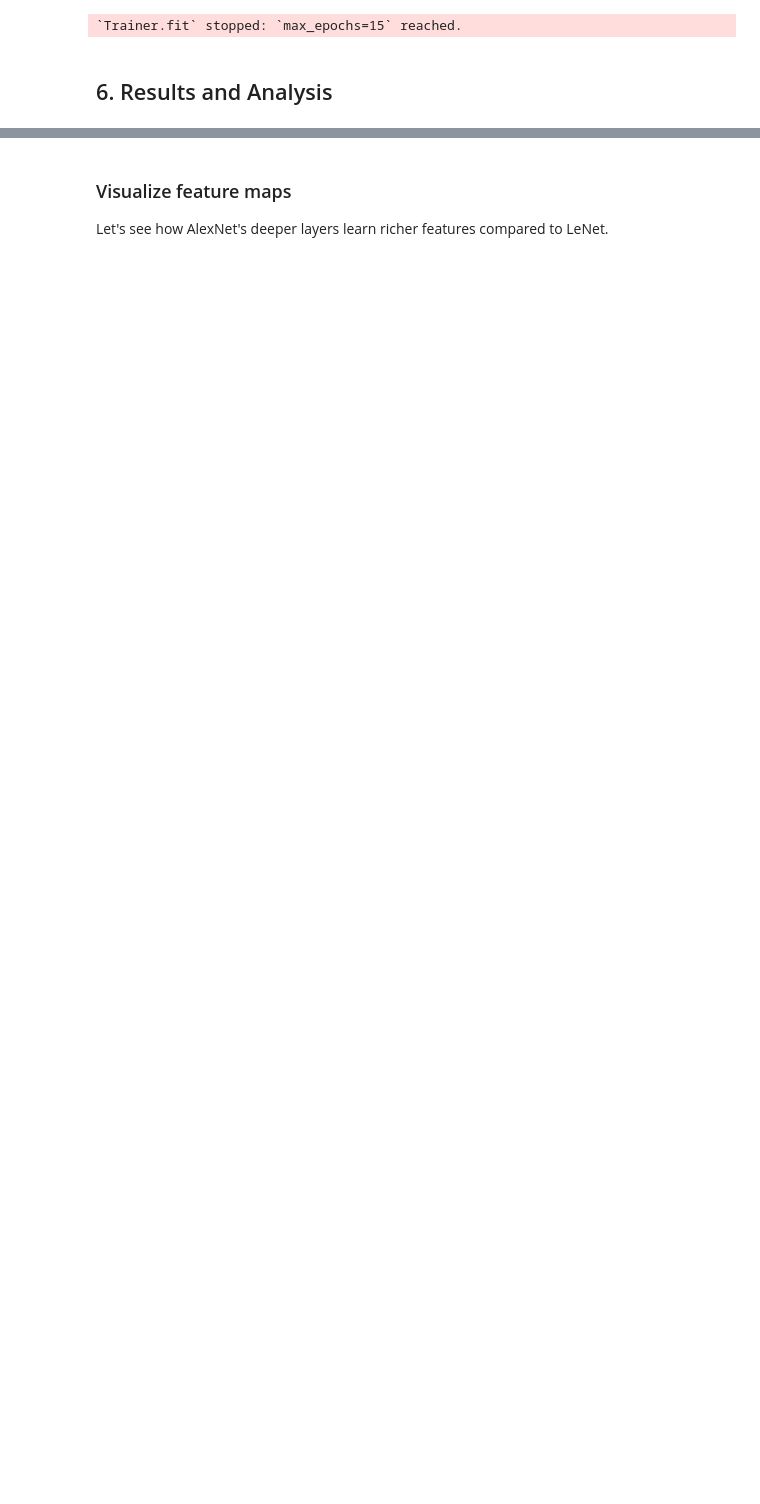
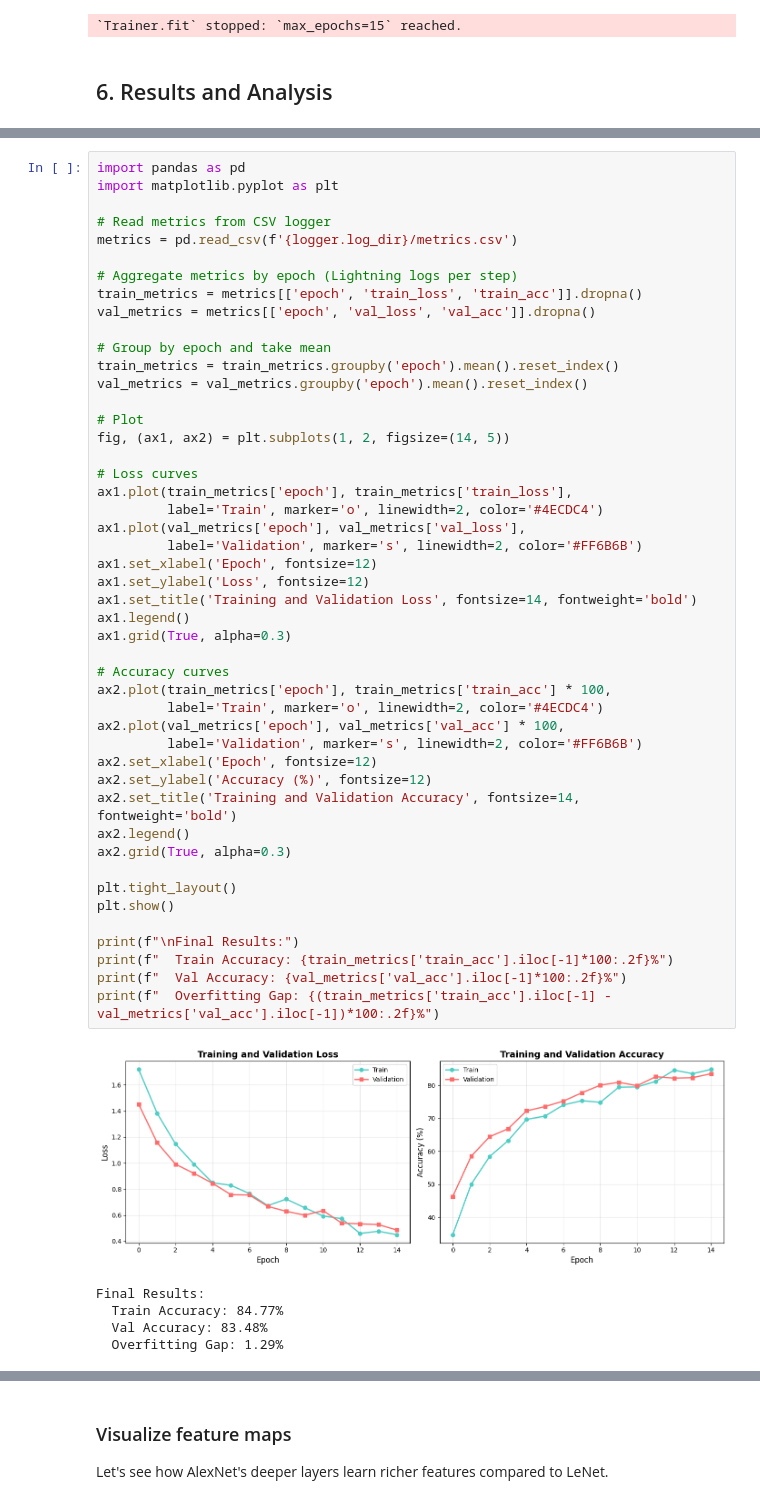
Before and after one commit to tsilva/aiml-notebooks, a Jupyter notebook: notebooks/alexnet-breakthrough-new.ipynb, the cells around one changed output, grey strips where cells are left out. Cells and saved outputs as stored; diff of their text form; blank space fills up the shorter version.

```diff
--- a/notebooks/alexnet-breakthrough-new.ipynb
+++ b/notebooks/alexnet-breakthrough-new.ipynb
@@ -415,0 +402,53 @@ Let's run a final evaluation to get detailed metrics.
+# %%
+import pandas as pd
+import matplotlib.pyplot as plt
+
+# Read metrics from CSV logger
+metrics = pd.read_csv(f'{logger.log_dir}/metrics.csv')
+
+# Aggregate metrics by epoch (Lightning logs per step)
+train_metrics = metrics[['epoch', 'train_loss', 'train_acc']].dropna()
+val_metrics = metrics[['epoch', 'val_loss', 'val_acc']].dropna()
+
+# Group by epoch and take mean
+train_metrics = train_metrics.groupby('epoch').mean().reset_index()
+val_metrics = val_metrics.groupby('epoch').mean().reset_index()
+
+# Plot
+fig, (ax1, ax2) = plt.subplots(1, 2, figsize=(14, 5))
+
+# Loss curves
+ax1.plot(train_metrics['epoch'], train_metrics['train_loss'],
+         label='Train', marker='o', linewidth=2, color='#4ECDC4')
+ax1.plot(val_metrics['epoch'], val_metrics['val_loss'],
+         label='Validation', marker='s', linewidth=2, color='#FF6B6B')
+ax1.set_xlabel('Epoch', fontsize=12)
+ax1.set_ylabel('Loss', fontsize=12)
+ax1.set_title('Training and Validation Loss', fontsize=14, fontweight='bold')
+ax1.legend()
+ax1.grid(True, alpha=0.3)
+
+# Accuracy curves
+ax2.plot(train_metrics['epoch'], train_metrics['train_acc'] * 100,
+         label='Train', marker='o', linewidth=2, color='#4ECDC4')
+ax2.plot(val_metrics['epoch'], val_metrics['val_acc'] * 100,
+         label='Validation', marker='s', linewidth=2, color='#FF6B6B')
+ax2.set_xlabel('Epoch', fontsize=12)
+ax2.set_ylabel('Accuracy (%)', fontsize=12)
+ax2.set_title('Training and Validation Accuracy', fontsize=14, fontweight='bold')
+ax2.legend()
+ax2.grid(True, alpha=0.3)
+
+plt.tight_layout()
+plt.show()
+
+print(f"\nFinal Results:")
+print(f"  Train Accuracy: {train_metrics['train_acc'].iloc[-1]*100:.2f}%")
+print(f"  Val Accuracy: {val_metrics['val_acc'].iloc[-1]*100:.2f}%")
+print(f"  Overfitting Gap: {(train_metrics['train_acc'].iloc[-1] - val_metrics['val_acc'].iloc[-1])*100:.2f}%")
+# %% [output]
+[figure, added]
+Final Results:
+  Train Accuracy: 84.77%
+  Val Accuracy: 83.48%
+  Overfitting Gap: 1.29%
```
Also changed, not shown: parts of 9 cells of this notebook, 2 other files.
